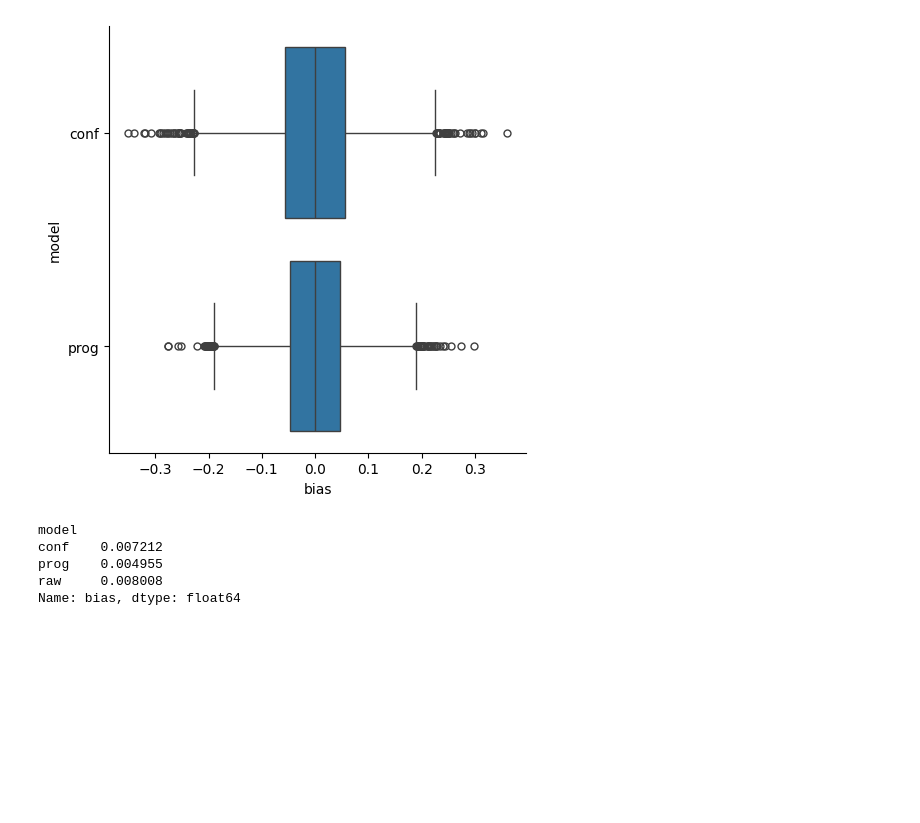
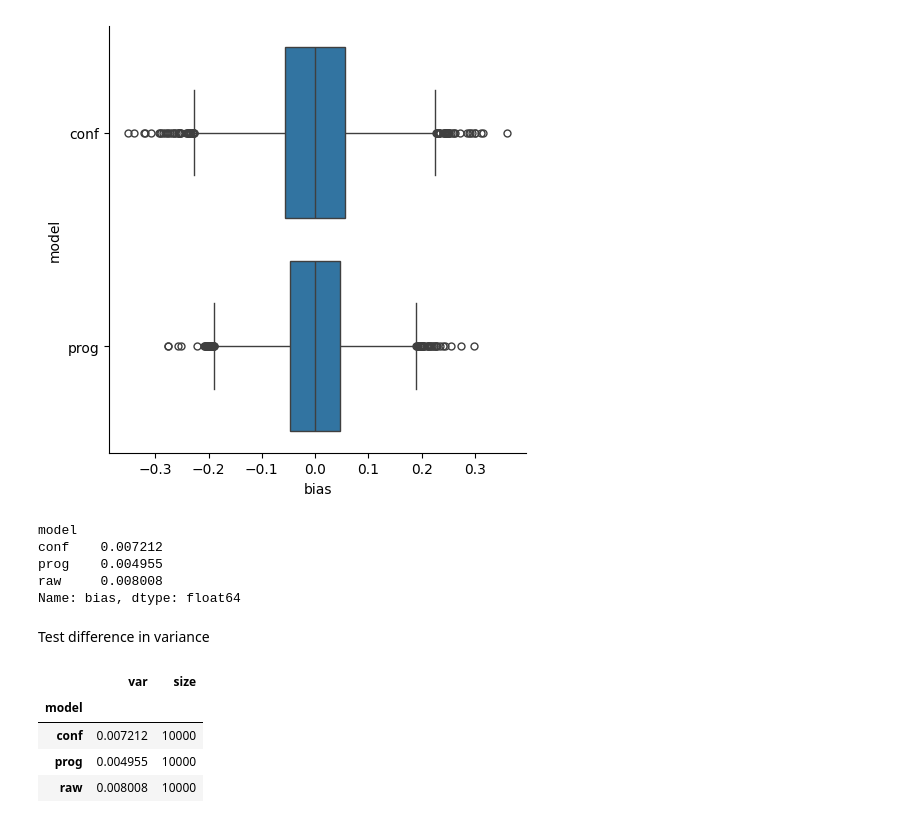
Before and after one commit to ehudkr/oui-love-plots, a Jupyter notebook: notebooks/_ipw_prognostic_adjustment.ipynb, the cells around one changed output. Cells and saved outputs as stored; diff of their text form; code cells hidden in the pictures; blank space fills up the shorter version.

```diff
--- a/notebooks/_ipw_prognostic_adjustment.ipynb
+++ b/notebooks/_ipw_prognostic_adjustment.ipynb
@@ -109,3 +109,5 @@ conf    0.007212
 prog    0.004955
 raw     0.008008
 Name: bias, dtype: float64
+# %% [markdown]
+Test difference in variance
@@ -111,0 +116,9 @@ Name: bias, dtype: float64
+# %%
+model_var = results_long.groupby("model")["bias"].agg(["var", "size"])
+model_var
+# %% [output]
+|  | var | size |
+| model |  |  |
+| conf | 0.007212 | 10000 |
+| prog | 0.004955 | 10000 |
+| raw | 0.008008 | 10000 |
```
Also changed, not shown: parts of 7 cells of this notebook.
